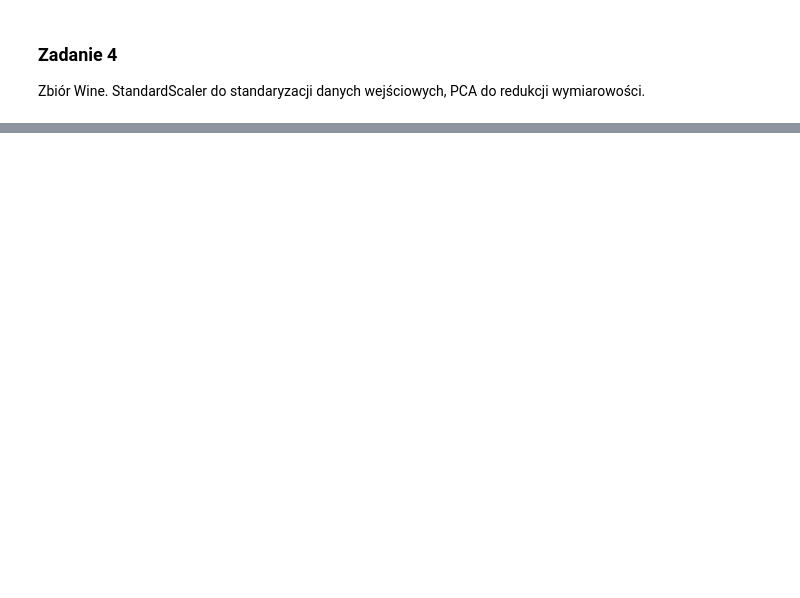
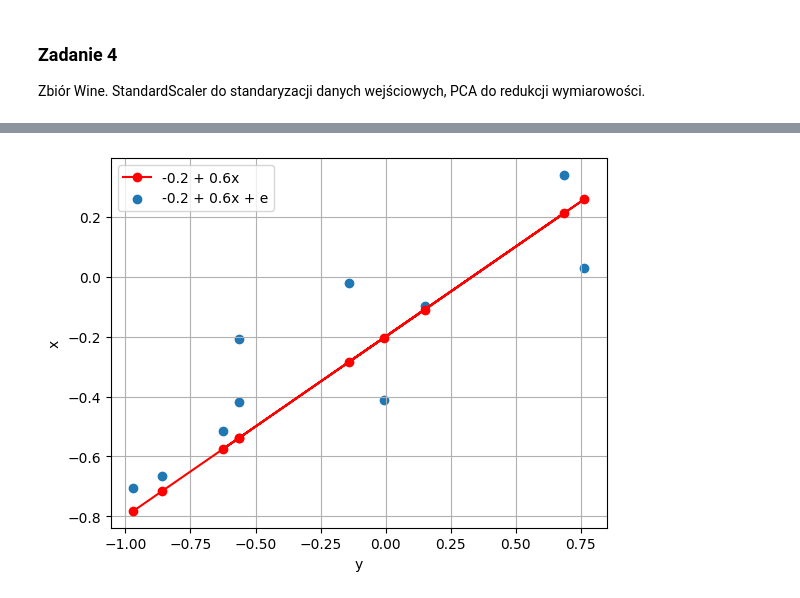
Before and after one commit to FilipKatulski/machine-learning, a Jupyter notebook: LAB5/lab5.ipynb, the cells around one changed output, grey strips where cells are left out. Cells and saved outputs as stored; diff of their text form; code cells hidden in the pictures; blank space fills up the shorter version.

```diff
--- a/LAB5/lab5.ipynb
+++ b/LAB5/lab5.ipynb
@@ -114,0 +326,23 @@ from sklearn.decomposition import PCA
+# %%
+def t_with_noise(x):
+    return -0.2 + 0.6 * x + np.random.normal(0.0, 0.2)
+
+def t(x):
+    return -0.2 + 0.6 * x
+
+#random X points:
+xs = np.random.uniform(size=10) * 2 - 1
+ys = [t(x) for x in xs]
+# random Ys:
+ys_with_noise = [t_with_noise(x) for x in xs]
+data_points = list(zip(xs, ys_with_noise))
+# %%
+plt.plot(xs, ys, color='r', marker='o', label="-0.2 + 0.6x")
+plt.scatter(xs, ys_with_noise, label="-0.2 + 0.6x + e")
+plt.xlabel("y")
+plt.ylabel("x")
+plt.grid()
+plt.legend()
+plt.show()
+# %% [output]
+[figure, added]
```
Also changed, not shown: parts of 26 cells of this notebook, 1 other file.
